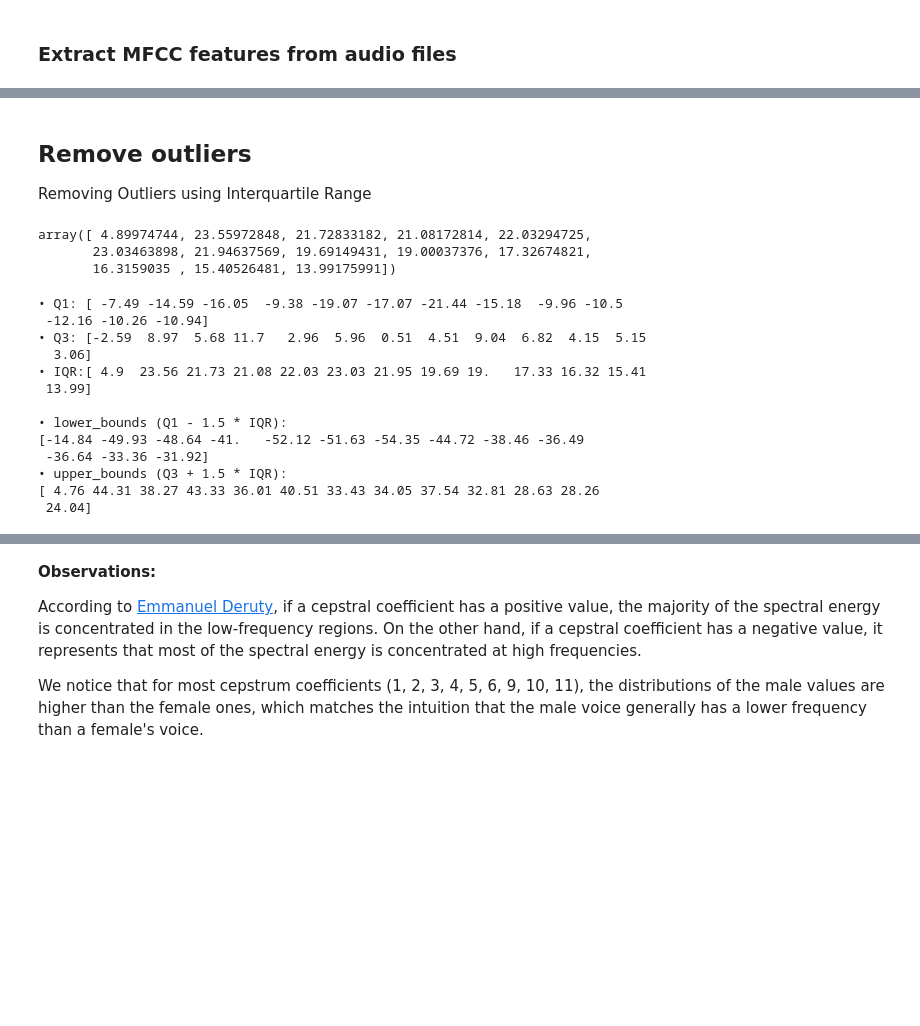
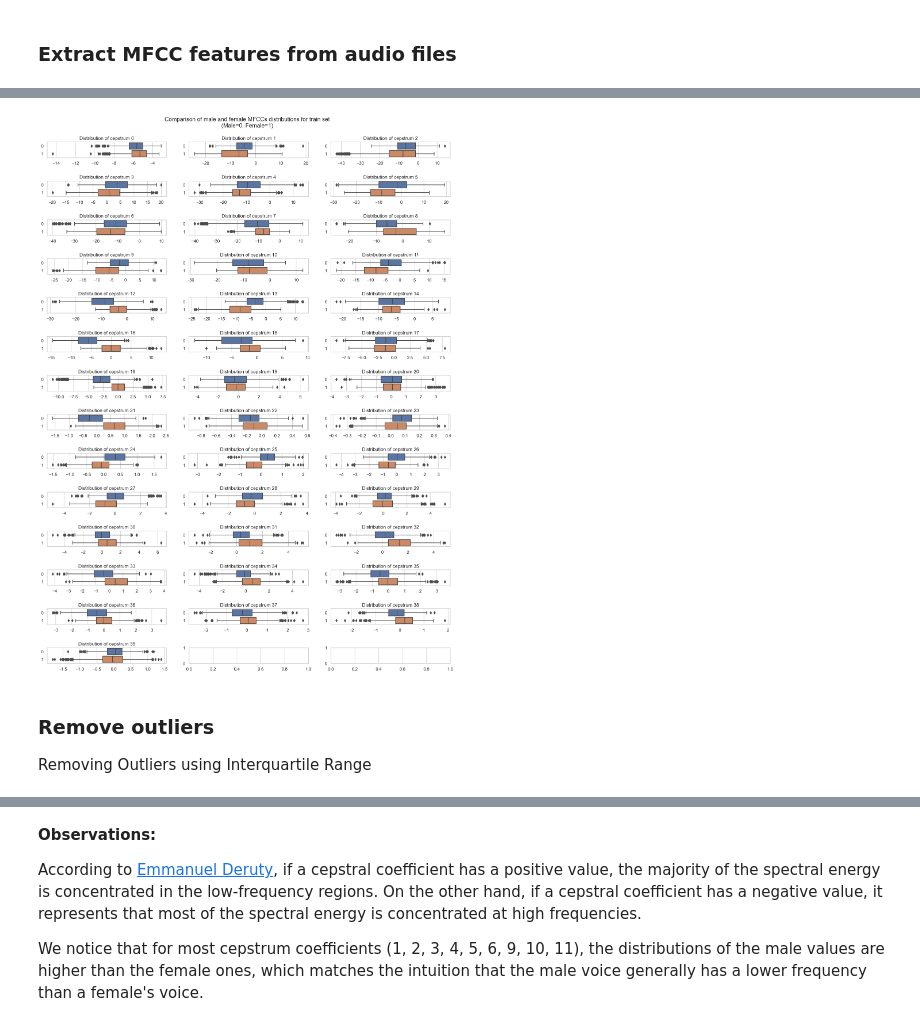
Before and after one commit to francis-murray/speaker-classification, a Jupyter notebook: speaker_classification.ipynb, the cells around one changed output, grey strips where cells are left out. Cells and saved outputs as stored; diff of their text form; code cells hidden in the pictures; blank space fills up the shorter version.

```diff
--- a/speaker_classification.ipynb
+++ b/speaker_classification.ipynb
@@ -27,3 +40,7 @@ from tqdm.notebook import tqdm
 # %%
 SPEAKERS_METADATA = "./LibriSpeech/SPEAKERS.TXT"
 DEV_CLEAN = "./LibriSpeech/dev-clean/"
+# %%
+NUMCEP = 40
+SPLIT_RATIO = 0.5
+SPEAKER_MEAN_MFCCs = False
@@ -273,53 +352,33 @@ show_hist_box(X_train, attr_list=attr_list, title="Distribution of the Mel-frequ
 # %%
-## Compare male and female data (before removing outliers)
+# Compare male and female data (before removing outliers)
 
-# male_train_idx = np.where(y_train == 0)
-# female_train_idx = np.where(y_train == 1)
+male_train_idx = np.where(y_train == 0)
+female_train_idx = np.where(y_train == 1)
 
-# fig, axs = plt.subplots(nrows=5, ncols=3, figsize=(15,20), sharex=False, sharey=False)
-# for i, (col,ax) in enumerate(zip(attr_list, axs.flatten())):
-#     sns.boxplot(data=[X_train[np.ix_(male_train_idx[0], [i])].T, X_train[np.ix_(female_train_idx[0], [i])].T], orient="h", ax=ax)
-#     ax.set(title=f'Distribution of {col}')
-# plt.suptitle(f'Comparison of male and female MFCCs distributions for train set\n(Male=0, Female=1)')
-# plt.tight_layout(pad=2)
-# plt.show()
+fig, axs = plt.subplots(nrows=math.ceil(NUMCEP/3), ncols=3, figsize=(15,20), sharex=False, sharey=False)
+for i, (col,ax) in enumerate(zip(attr_list, axs.flatten())):
+    sns.boxplot(data=[X_train[np.ix_(male_train_idx[0], [i])].T, X_train[np.ix_(female_train_idx[0], [i])].T], orient="h", ax=ax)
+    ax.set(title=f'Distribution of {col}')
+plt.suptitle(f'Comparison of male and female MFCCs distributions for train set\n(Male=0, Female=1)')
+plt.tight_layout(pad=2)
+plt.show()
+# %% [output]
+[figure, added]
 # %% [markdown]
-## Remove outliers
+### Remove outliers
 Removing Outliers using Interquartile Range
-# %%
-# Compute the interquartile range of the data along the specified axis
-from scipy.stats import iqr
-iqr(X_train, axis=0)
-# %% [output]
-array([ 4.89974744, 23.55972848, 21.72833182, 21.08172814, 22.03294725,
-       23.03463898, 21.94637569, 19.69149431, 19.00037376, 17.32674821,
-       16.3159035 , 15.40526481, 13.99175991])
 # %%
-# Computer lower and upper bounds
-Q1, Q3 = np.percentile(X_train, [25,75], axis=0)
-IQR = Q3 - Q1
-lower_bounds = Q1 - 1.5 * IQR
-upper_bounds = Q3 + 1.5 * IQR
+# # Computer lower and upper bounds
+# Q1, Q3 = np.percentile(X_train, [25,75], axis=0)
+# IQR = Q3 - Q1
+# lower_bounds = Q1 - 1.5 * IQR
+# upper_bounds = Q3 + 1.5 * IQR
 
-with np.printoptions(precision=2):
-    print(f"• Q1: {Q1}")
-    print(f"• Q3: {Q3}")
-    print(f"• IQR:{IQR}")
-    print()
-    print(f"• lower_bounds (Q1 - 1.5 * IQR): \n{lower_bounds}")
-    print(f"• upper_bounds (Q3 + 1.5 * IQR): \n{upper_bounds}")
+# with np.printoptions(precision=2):
+#     print(f"• Q1: {Q1}")
+#     print(f"• Q3: {Q3}")
+#     print(f"• IQR:{IQR}")
+#     print()
+#     print(f"• lower_bounds (Q1 - 1.5 * IQR): \n{lower_bounds}")
+#     print(f"• upper_bounds (Q3 + 1.5 * IQR): \n{upper_bounds}")
-# %% [output]
-• Q1: [ -7.49 -14.59 -16.05  -9.38 -19.07 -17.07 -21.44 -15.18  -9.96 -10.5
- -12.16 -10.26 -10.94]
-• Q3: [-2.59  8.97  5.68 11.7   2.96  5.96  0.51  4.51  9.04  6.82  4.15  5.15
-  3.06]
-• IQR:[ 4.9  23.56 21.73 21.08 22.03 23.03 21.95 19.69 19.   17.33 16.32 15.41
- 13.99]
-
-• lower_bounds (Q1 - 1.5 * IQR):
-[-14.84 -49.93 -48.64 -41.   -52.12 -51.63 -54.35 -44.72 -38.46 -36.49
- -36.64 -33.36 -31.92]
-• upper_bounds (Q3 + 1.5 * IQR):
-[ 4.76 44.31 38.27 43.33 36.01 40.51 33.43 34.05 37.54 32.81 28.63 28.26
- 24.04]
 # %%
```
Also changed, not shown: parts of 58 cells of this notebook.
